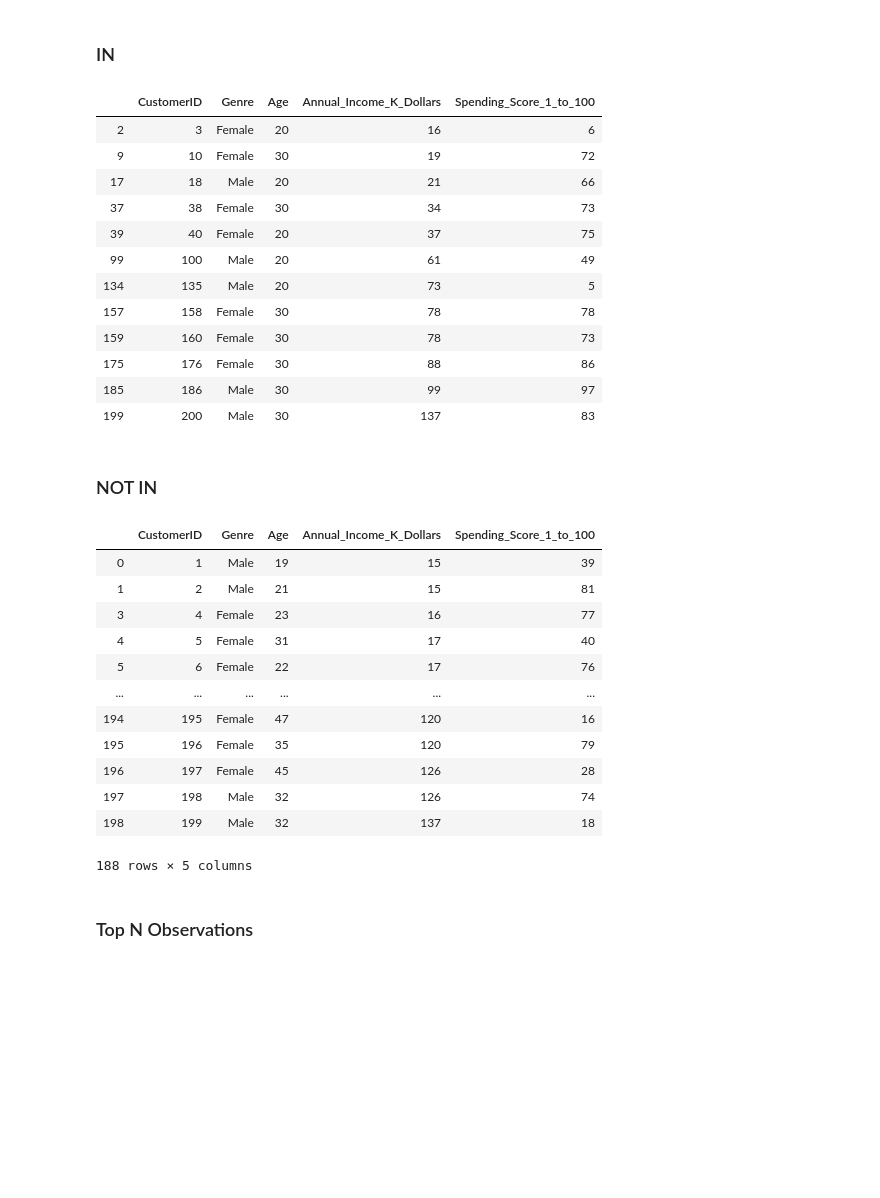
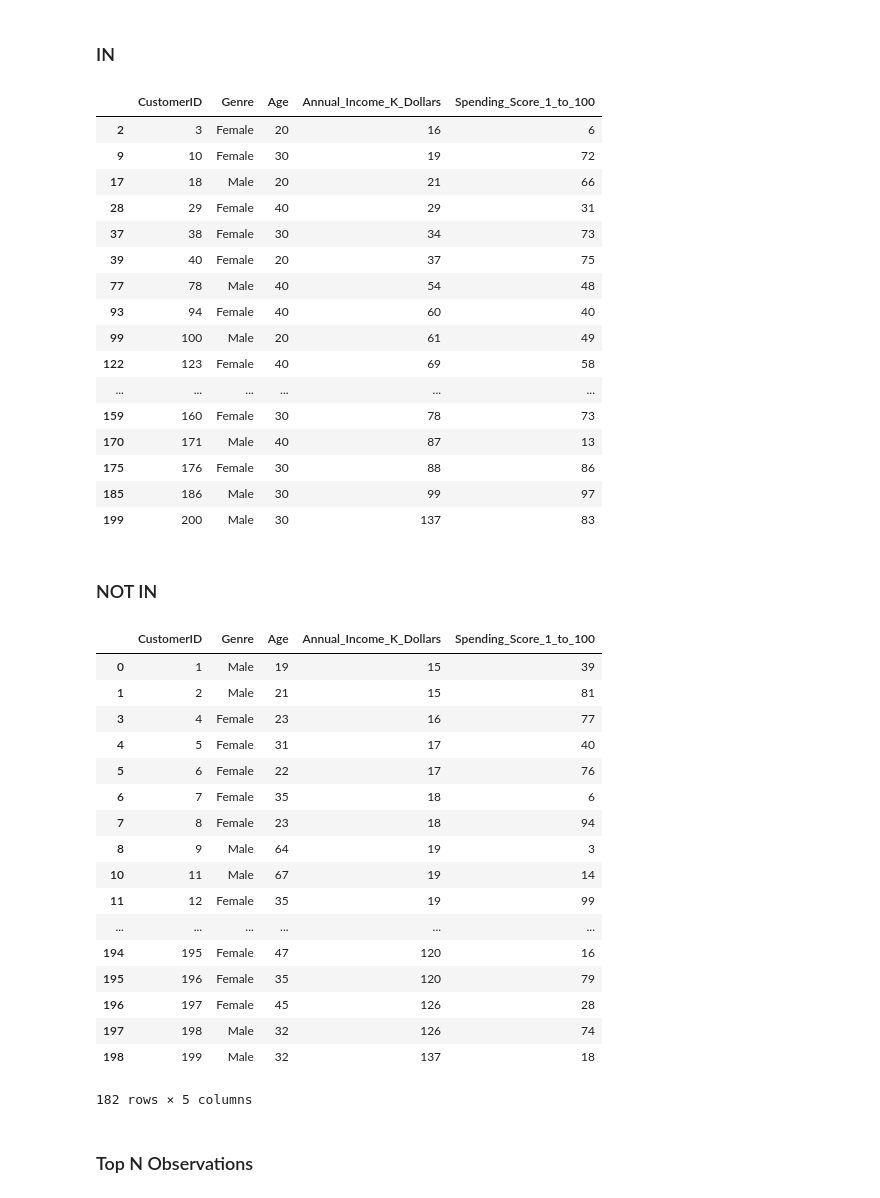
Before and after one commit to nitinkaushik01/DataScience_Tips_Tricks_and_Career_Advice, a Jupyter notebook: Convert_SQL_Queries_into_Python_Pandas/Convert_SQL_Queries_into_Python_Pandas.ipynb, the cells around one changed output. Saved outputs shown, nothing was run; the diff lists cells and outputs as text; code cells hidden in the pictures; blank space fills up the shorter version.

```diff
--- a/Convert_SQL_Queries_into_Python_Pandas/Convert_SQL_Queries_into_Python_Pandas.ipynb
+++ b/Convert_SQL_Queries_into_Python_Pandas/Convert_SQL_Queries_into_Python_Pandas.ipynb
@@ -237,21 +237,25 @@ dtype: int64
 ### IN
 # %%
 #SQL Statement (Filter records based on values which are available in the given list )
-'''SELECT * FROM customers WHERE Age IN (10, 20, 30)'''
+'''SELECT * FROM customers WHERE Age IN (20, 30, 40)'''
 
 #Pandas Equivalant
-customers[customers.Age.isin([10,20,30])]
+customers[customers.Age.isin([20,30,40])]
 # %% [output]
 |  | CustomerID | Genre | Age | Annual_Income_K_Dollars | Spending_Score_1_to_100 |
 | 2 | 3 | Female | 20 | 16 | 6 |
 | 9 | 10 | Female | 30 | 19 | 72 |
 | 17 | 18 | Male | 20 | 21 | 66 |
+| 28 | 29 | Female | 40 | 29 | 31 |
 | 37 | 38 | Female | 30 | 34 | 73 |
 | 39 | 40 | Female | 20 | 37 | 75 |
+| 77 | 78 | Male | 40 | 54 | 48 |
+| 93 | 94 | Female | 40 | 60 | 40 |
 | 99 | 100 | Male | 20 | 61 | 49 |
-| 134 | 135 | Male | 20 | 73 | 5 |
-| 157 | 158 | Female | 30 | 78 | 78 |
+| 122 | 123 | Female | 40 | 69 | 58 |
+| ... | ... | ... | ... | ... | ... |
 | 159 | 160 | Female | 30 | 78 | 73 |
+| 170 | 171 | Male | 40 | 87 | 13 |
 | 175 | 176 | Female | 30 | 88 | 86 |
 | 185 | 186 | Male | 30 | 99 | 97 |
 | 199 | 200 | Male | 30 | 137 | 83 |
@@ -259,10 +263,10 @@ customers[customers.Age.isin([10,20,30])]
 ### NOT IN
 # %%
 #SQL Statement (Filter records based on values which are NOT available in the given list)
-'''SELECT * FROM customers WHERE Age NOT IN (10, 20, 30)'''
+'''SELECT * FROM customers WHERE Age NOT IN (20, 30, 40)'''
 
 #Pandas Equivalant
-customers[~customers.Age.isin([10,20,30])]
+customers[~customers.Age.isin([20,30,40])]
 # %% [output]
 |  | CustomerID | Genre | Age | Annual_Income_K_Dollars | Spending_Score_1_to_100 |
 | 0 | 1 | Male | 19 | 15 | 39 |
@@ -270,13 +274,18 @@ customers[~customers.Age.isin([10,20,30])]
 | 3 | 4 | Female | 23 | 16 | 77 |
 | 4 | 5 | Female | 31 | 17 | 40 |
 | 5 | 6 | Female | 22 | 17 | 76 |
+| 6 | 7 | Female | 35 | 18 | 6 |
+| 7 | 8 | Female | 23 | 18 | 94 |
+| 8 | 9 | Male | 64 | 19 | 3 |
+| 10 | 11 | Male | 67 | 19 | 14 |
+| 11 | 12 | Female | 35 | 19 | 99 |
 | ... | ... | ... | ... | ... | ... |
 | 194 | 195 | Female | 47 | 120 | 16 |
 | 195 | 196 | Female | 35 | 120 | 79 |
 | 196 | 197 | Female | 45 | 126 | 28 |
 | 197 | 198 | Male | 32 | 126 | 74 |
 | 198 | 199 | Male | 32 | 137 | 18 |
-188 rows × 5 columns
+182 rows × 5 columns
 # %% [markdown]
 ### Top N Observations
 # %%
```
Also changed, not shown: parts of 6 cells of this notebook, 4 other files.
